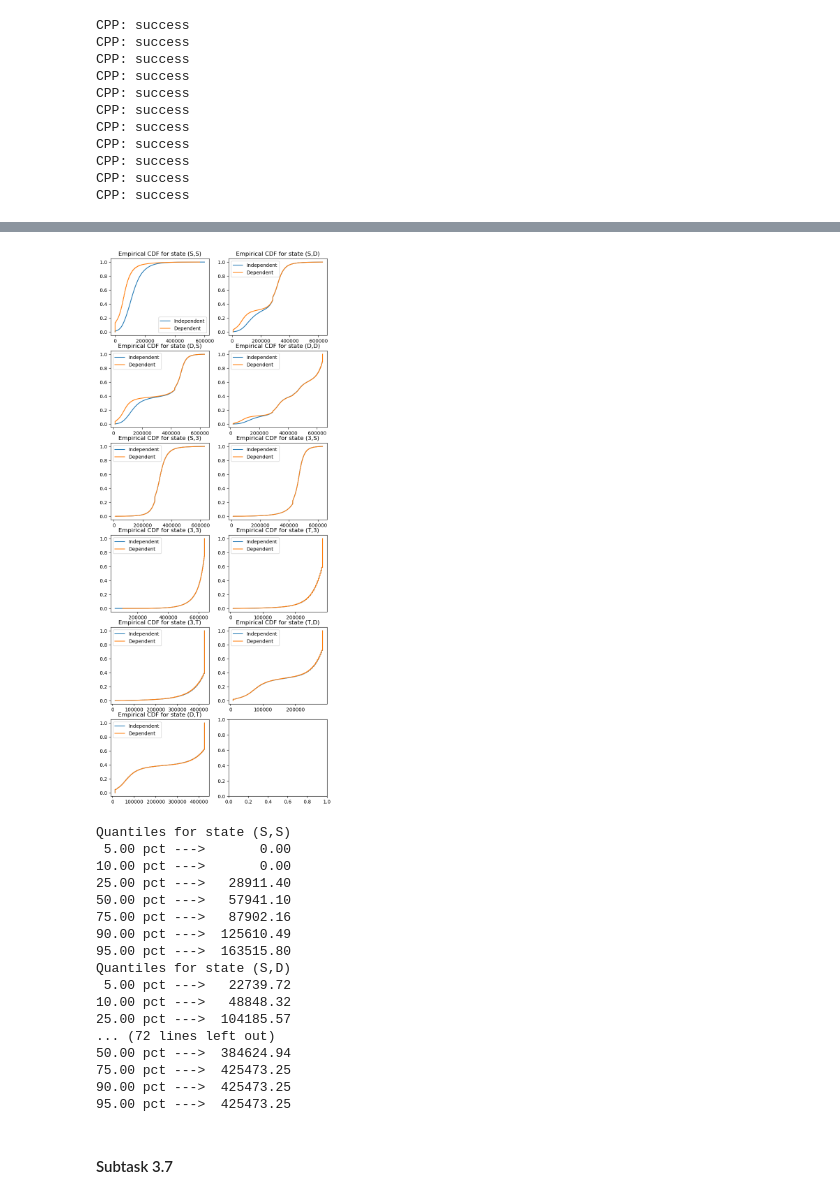
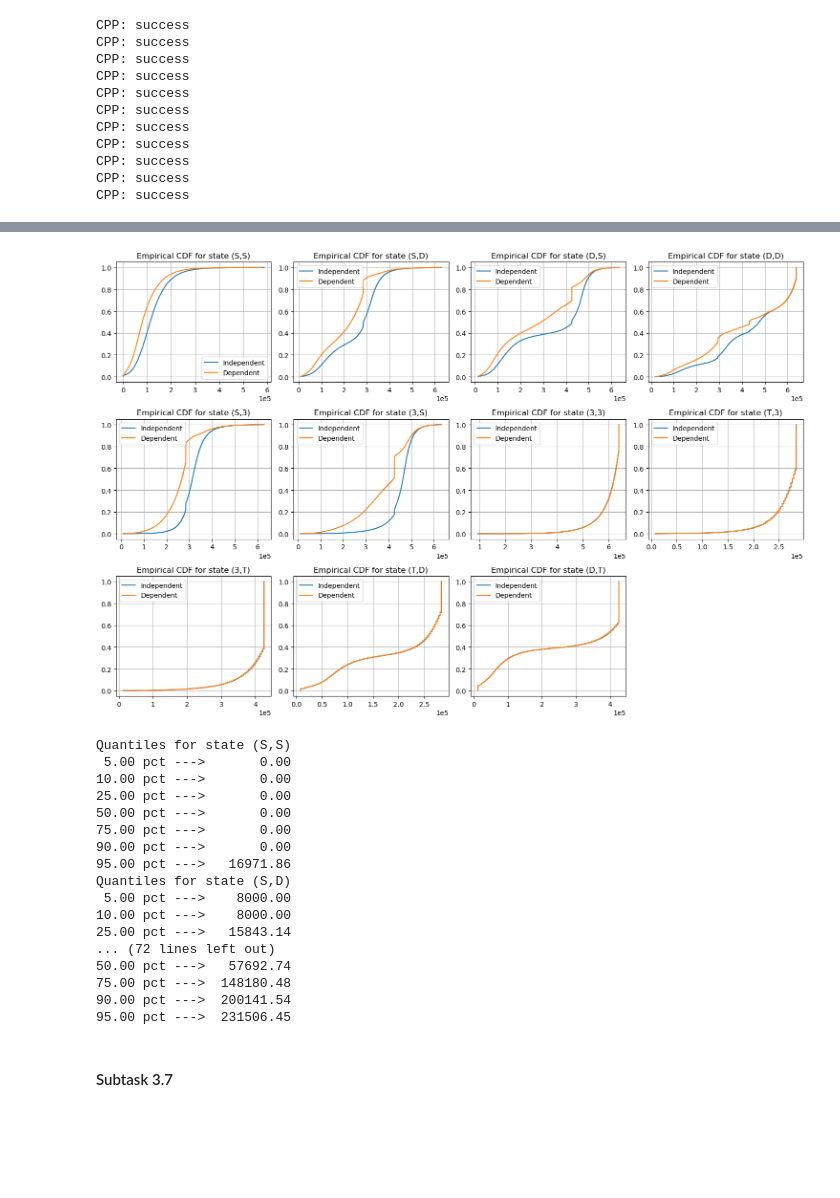
Before and after one commit to samizwei/Life-Insurance-Sami, a Jupyter notebook: Exam_Final_SZ.ipynb, the cells around one changed output, grey strips where cells are left out. Drawn from its saved outputs; the diff is of its cells as text; code cells hidden in the pictures; blank space fills up the shorter version.

```diff
--- a/Exam_Final_SZ.ipynb
+++ b/Exam_Final_SZ.ipynb
@@ -544,7 +544,7 @@ for i,s in enumerate(Symbols):
 
     a = Diab2Lifes(PaymentEnd=90,)
     # a.vSetLevelsMort(dMortSS = 1e3, dMortSD =1., dMortDD=1., dMortST=1., dMortDT=1.)
-    a.vSetLevelsMort(dMortSS = 100., dMortSD =1., dMortDD=1., dMortST=1., dMortDT=1.)
+    a.vSetLevelsMort(dMortSS = 1., dMortSD =10., dMortDD=1., dMortST=1., dMortDT=1.)
 
     # a.vSetLevelsDis(dDisSS=0.85, dDisSD=1.15, dDisST=1.)
     a.vSetLevelsDis(dDisSS=1., dDisSD=1., dDisST=1.)
@@ -621,8 +619,9 @@ ys_dep = np.sort(simulations_dependent, axis=-1)
 plt.figure()
 plt.title("Empirical CDF for different intial states which are dependent")
 for j, elt in enumerate(Symbols):
-    plt.plot(ys_dep[j,:], xs, label="(%s,%s)"%(elt[0],elt[1]))
+    plt.plot(ys_dep[j,:], xs, color=colors[j], label="(%s,%s)"%(elt[0],elt[1]))
 
 plt.legend(bbox_to_anchor=(1.05, 1), loc='upper left')
+plt.grid()
 plt.show()
 # %% [output]
@@ -646,20 +629,34 @@ array([[     0.        ,      0.        ,      0.        , ...,
 # %%
-fig, ax = plt.subplots(nrows=6, ncols=2, figsize=(8, 20))
+# fig, ax = plt.subplots(nrows=6, ncols=2, figsize=(8, 20))
+# for j in range(len(Symbols)):
+#     if j %2==0:
+#         ax[j//2,0].plot(ys[j,:], xs, label="Independent")
+#         ax[j//2,0].plot(ys_dep[j,:], xs, label="Dependent")
+#         ax[j//2,0].set_title("Empirical CDF for state (%s,%s)" % (Symbols[j][0], Symbols[j][1]))
+#         ax[j//2,0].legend()
+
+#     else:
+
+#         ax[j//2,1].plot(ys[j,:], xs, label="Independent")
+#         ax[j//2,1].plot(ys_dep[j,:], xs, label="Dependent")
+#         ax[j//2,1].set_title("Empirical CDF for state (%s,%s)" % (Symbols[j][0], Symbols[j][1]))
+#         ax[j//2,1].legend()
+fig, ax = plt.subplots(nrows=3, ncols=4, figsize=(15, 10))
+ax = ax.flatten()
 for j in range(len(Symbols)):
-    if j %2==0:
-        ax[j//2,0].plot(ys[j,:], xs, label="Independent")
-        ax[j//2,0].plot(ys_dep[j,:], xs, label="Dependent")
-        ax[j//2,0].set_title("Empirical CDF for state (%s,%s)" % (Symbols[j][0], Symbols[j][1]))
-        ax[j//2,0].legend()
+    ax[j].plot(ys[j,:], xs, label="Independent")
+    ax[j].plot(ys_dep[j,:], xs, label="Dependent")
+    ax[j].set_title("Empirical CDF for state (%s,%s)" % (Symbols[j][0], Symbols[j][1]))
+    ax[j].ticklabel_format(style='scientific', axis='x', scilimits=(0,0))
+    ax[j].grid()
+    ax[j].legend()
 
-    else:
-
-        ax[j//2,1].plot(ys[j,:], xs, label="Independent")
-        ax[j//2,1].plot(ys_dep[j,:], xs, label="Dependent")
-        ax[j//2,1].set_title("Empirical CDF for state (%s,%s)" % (Symbols[j][0], Symbols[j][1]))
-        ax[j//2,1].legend()
+ax[-1].axis('off')
+plt.tight_layout()
+plt.savefig("Plots/Empirical_CDF_Comparison_Independent_Dependent_Markov_States_36.png", bbox_inches='tight', dpi=600)
+plt.show()
 # %% [output]
-[figure, old version]
+[figure, new version]
 # %%
 quant=[0.05,0.1,0.25,0.5,0.75,0.9,0.95]
 quantiles_cdf_dep = np.zeros((len(Symbols), len(quant)))
@@ -674,20 +671,20 @@ for i,s in enumerate(Symbols):
 Quantiles for state (S,S)
  5.00 pct --->       0.00
 10.00 pct --->       0.00
-25.00 pct --->   28911.40
-50.00 pct --->   57941.10
-75.00 pct --->   87902.16
-90.00 pct --->  125610.49
-95.00 pct --->  163515.80
+25.00 pct --->       0.00
+50.00 pct --->       0.00
+75.00 pct --->       0.00
+90.00 pct --->       0.00
+95.00 pct --->   16971.86
 Quantiles for state (S,D)
- 5.00 pct --->   22739.72
-10.00 pct --->   48848.32
-25.00 pct --->  104185.57
+ 5.00 pct --->    8000.00
+10.00 pct --->    8000.00
+25.00 pct --->   15843.14
 ... (72 lines left out)
-50.00 pct --->  384624.94
-75.00 pct --->  425473.25
-90.00 pct --->  425473.25
-95.00 pct --->  425473.25
+50.00 pct --->   57692.74
+75.00 pct --->  148180.48
+90.00 pct --->  200141.54
+95.00 pct --->  231506.45
 # %% [markdown]
 #### Subtask 3.7
 # %%
```
Also changed, not shown: parts of 19 cells of this notebook, 13 other files.
